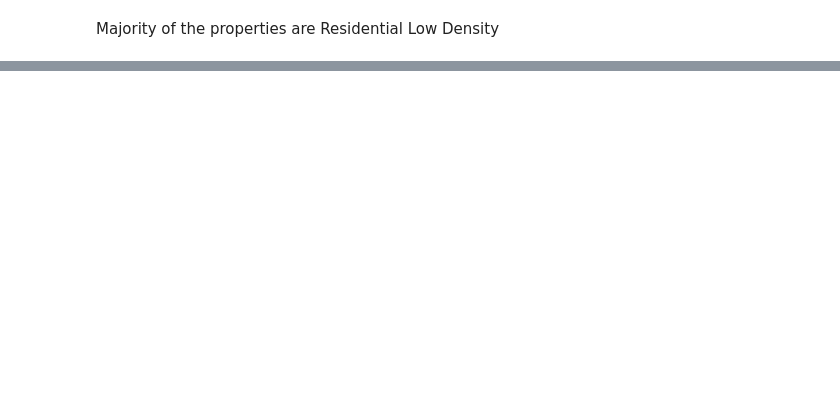
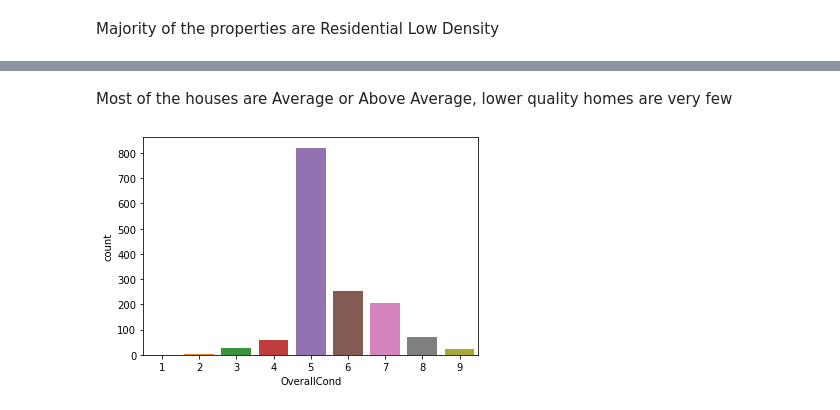
Before and after one commit to kushlulla/HousePrice, a Jupyter notebook: HousePrice_Kush.ipynb, the cells around one changed output, grey strips where cells are left out. Saved outputs shown, nothing was run; the diff lists cells and outputs as text; code cells hidden in the pictures; blank space fills up the shorter version.

```diff
--- a/HousePrice_Kush.ipynb
+++ b/HousePrice_Kush.ipynb
@@ -157,0 +174,6 @@ Majority of the properties are Residential Low Density
+# %% [markdown]
+Most of the houses are Average or Above Average, lower quality homes are very few
+# %%
+count_show(housing_df.OverallCond)
+# %% [output]
+[figure, added]
```
Also changed, not shown: parts of 65 cells of this notebook, 1 other file.
